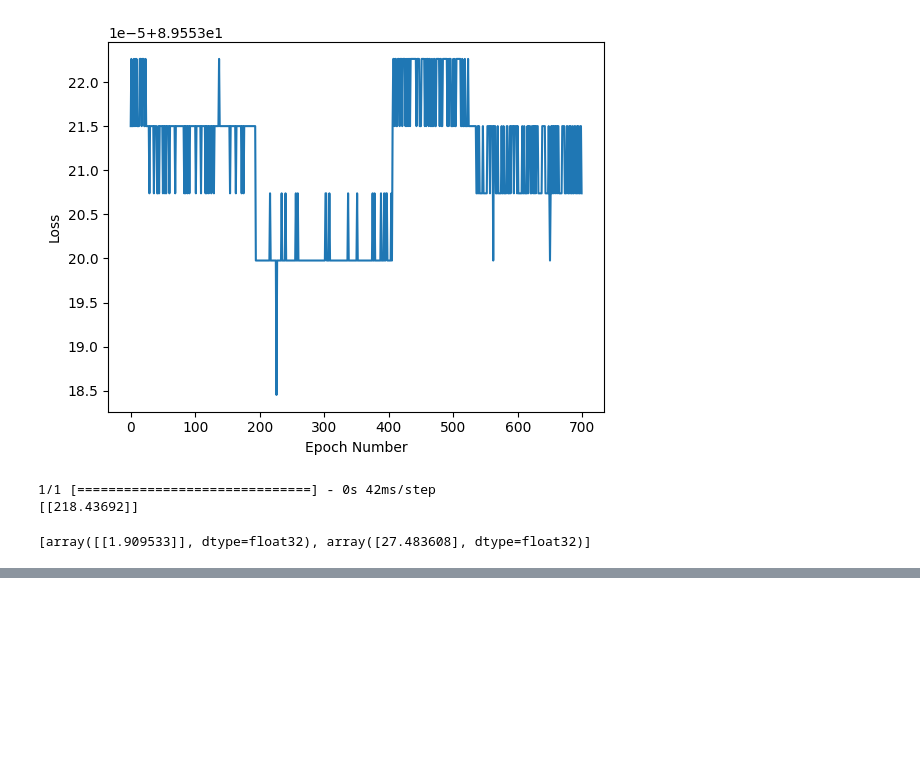
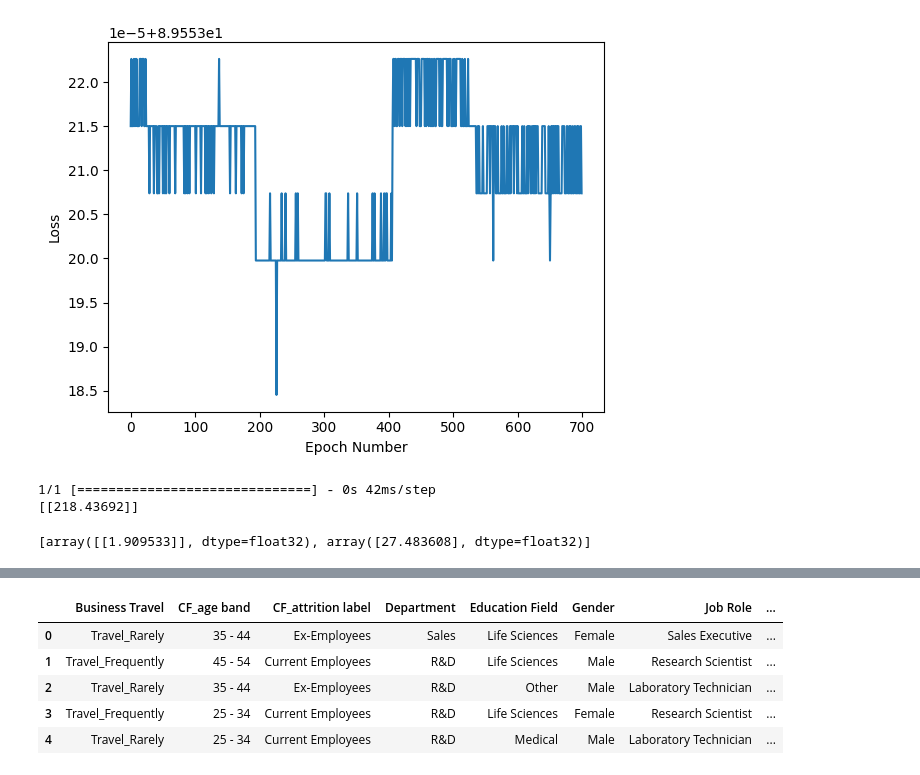
Before and after one commit to swarajksahoo/Python-DataBase-Connectivity, a Jupyter notebook: Tensorflow_Code.ipynb, the cells around one changed output, grey strips where cells are left out. Drawn from its saved outputs; the diff is of its cells as text; code cells hidden in the pictures; blank space fills up the shorter version.

```diff
--- a/Tensorflow_Code.ipynb
+++ b/Tensorflow_Code.ipynb
@@ -14,3 +20,6 @@ import matplotlib.pyplot as plt
+# %%
+pd.set_option('display.max_columns', None)
+pd.set_option('display.max_rows', 100)
 # %%
 celsius_q = np.array([-40, -10, 0, 8.0, 15.0, 22.0, 38.0], dtype=float)
 fahrenheit_a = np.array([-40, -14, 32, 46.4, 59, 71.6, 100.4], dtype=float)
@@ -80,0 +73,2 @@ dtype: int64
+# %%
+df = df.drop(['emp no', 'Employee Number', 'CF_current Employee', 'Employee Count', 'CF_attrition label'], axis=1)
@@ -80,0 +77,7 @@ dtype: int64
+# %%
+X = df.drop(['Attrition'], axis=1)
+y = pd.DataFrame(df.Attrition)
+y.columns= ['Label']
+y.Label = np.where(y.Label=='Yes',1,0)
+col_numeric = X.select_dtypes(include=['int64']).columns.tolist()
+col_categorical = X.select_dtypes(include=['object']).columns.tolist()
@@ -80,0 +87,9 @@ dtype: int64
+# %%
+df[col_categorical].head()
+# %% [output]
+|  | Business Travel | CF_age band | CF_attrition label | Department | Education Field | Gender | Job Role | ... |
+| 0 | Travel_Rarely | 35 - 44 | Ex-Employees | Sales | Life Sciences | Female | Sales Executive | ... |
+| 1 | Travel_Frequently | 45 - 54 | Current Employees | R&D | Life Sciences | Male | Research Scientist | ... |
+| 2 | Travel_Rarely | 35 - 44 | Ex-Employees | R&D | Other | Male | Laboratory Technician | ... |
+| 3 | Travel_Frequently | 25 - 34 | Current Employees | R&D | Life Sciences | Female | Research Scientist | ... |
+| 4 | Travel_Rarely | 25 - 34 | Current Employees | R&D | Medical | Male | Laboratory Technician | ... |
```
Also changed, not shown: parts of 21 cells of this notebook.
